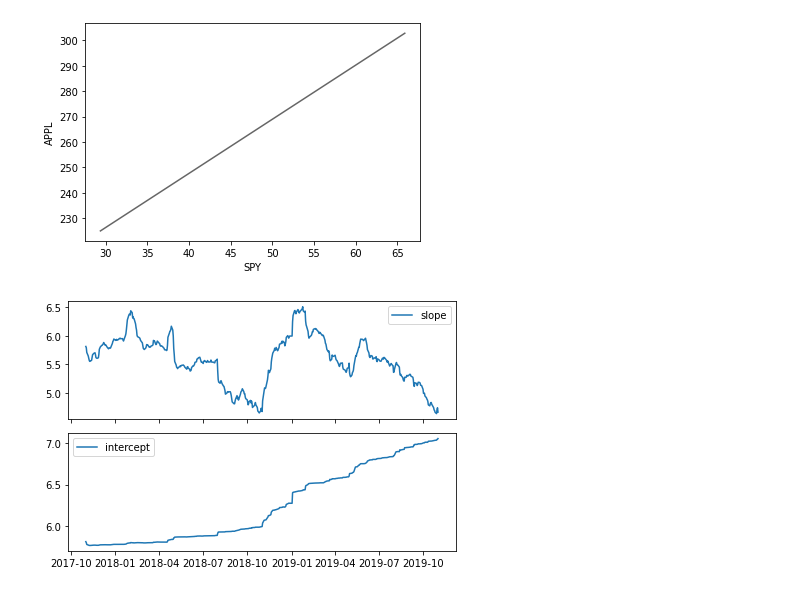
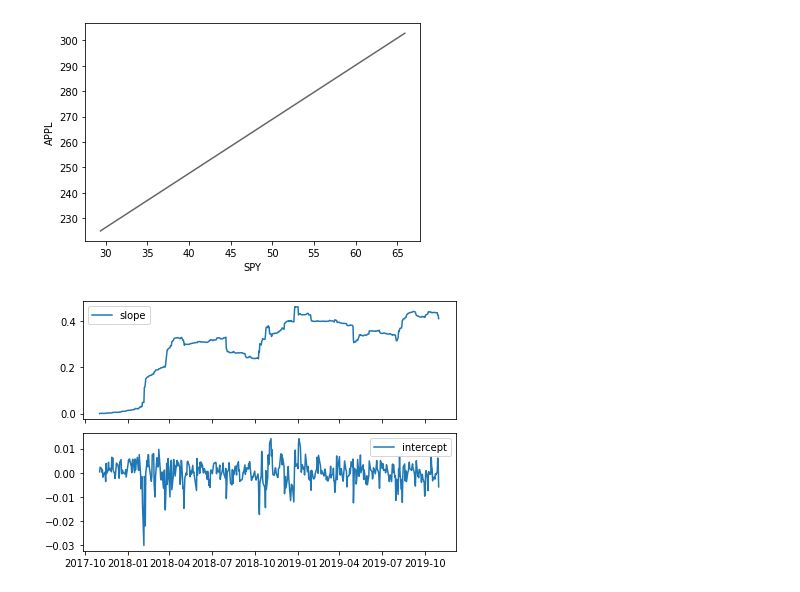
Before and after one commit to ahsank/runml, a Jupyter notebook: Fintest.ipynb, the cells around one changed output. Drawn from its saved outputs; the diff is of its cells as text; code cells hidden in the pictures.

```diff
--- a/Fintest.ipynb
+++ b/Fintest.ipynb
@@ -93,20 +96,20 @@ pip install -q yahoo_fin
 # %%
-from backtester.dataSource.yahoo_data_source import YahooStockDataSource
-from datetime import datetime
+# from backtester.dataSource.yahoo_data_source import YahooStockDataSource
+# from datetime import datetime
 
-startDateStr = '2007/12/01'
-endDateStr = '2017/12/01'
-cachedFolderName = 'yahooData/'
-dataSetId = 'testPairsTrading'
-instrumentIds = ['SPY','AAPL','ADBE','EBAY','MSFT','QCOM',
-                 'HPQ','JNPR','AMD','IBM']
-ds = YahooStockDataSource(cachedFolderName=cachedFolderName,
-                            dataSetId=dataSetId,
-                            instrumentIds=instrumentIds,
-                            startDateStr=startDateStr,
-                            endDateStr=endDateStr,
-                            event='history')
-data = ds.getBookDataByFeature()['adjClose']
+# startDateStr = '2007/12/01'
+# endDateStr = '2017/12/01'
+# cachedFolderName = 'yahooData/'
+# dataSetId = 'testPairsTrading'
+# instrumentIds = ['SPY','AAPL','ADBE','EBAY','MSFT','QCOM',
+#                  'HPQ','JNPR','AMD','IBM']
+# ds = YahooStockDataSource(cachedFolderName=cachedFolderName,
+#                             dataSetId=dataSetId,
+#                             instrumentIds=instrumentIds,
+#                             startDateStr=startDateStr,
+#                             endDateStr=endDateStr,
+#                             event='history')
+# data = ds.getBookDataByFeature()['adjClose']
 # %%
 from yahoo_fin import stock_info as si
 def get_data(ticker, start_date, end_date):
@@ -418,16 +420,17 @@ kf_r = KalmanFilter(n_dim_obs=1, n_dim_state=2,
 				initial_state_mean=[0,0],
 				initial_state_covariance=np.ones((2,2)),
 				transition_matrices=np.eye(2),
-				observation_matrices=obs_mat,
+				observation_matrices=obs_mat_r,
 				observation_covariance=.01,
 				transition_covariance=trans_cov_r)
+state_means,state_covs = kf_r.filter(y_r.values)
 # %%
 _,axarr = plt.subplots(2,sharex=True)
-axarr[0].plot(x.index,state_means[:,0],label='slope')
+axarr[0].plot(x_r.index,state_means[:,0],label='slope')
 axarr[0].legend()
-axarr[1].plot(x.index,state_means[:,1],label='intercept')
+axarr[1].plot(x_r.index,state_means[:,1],label='intercept')
 axarr[1].legend()
 plt.tight_layout()
 plt.show()
 # %% [output]
-[figure, old version]
+[figure, new version]
```
Also changed, not shown: parts of 5 cells of this notebook.
